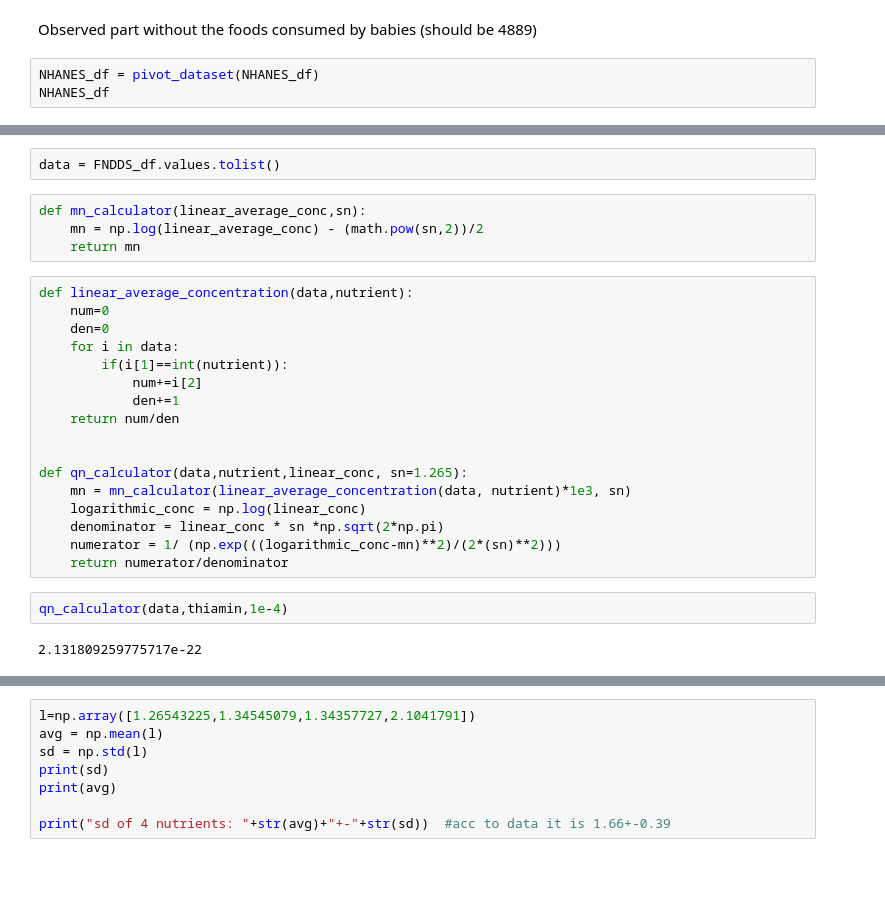
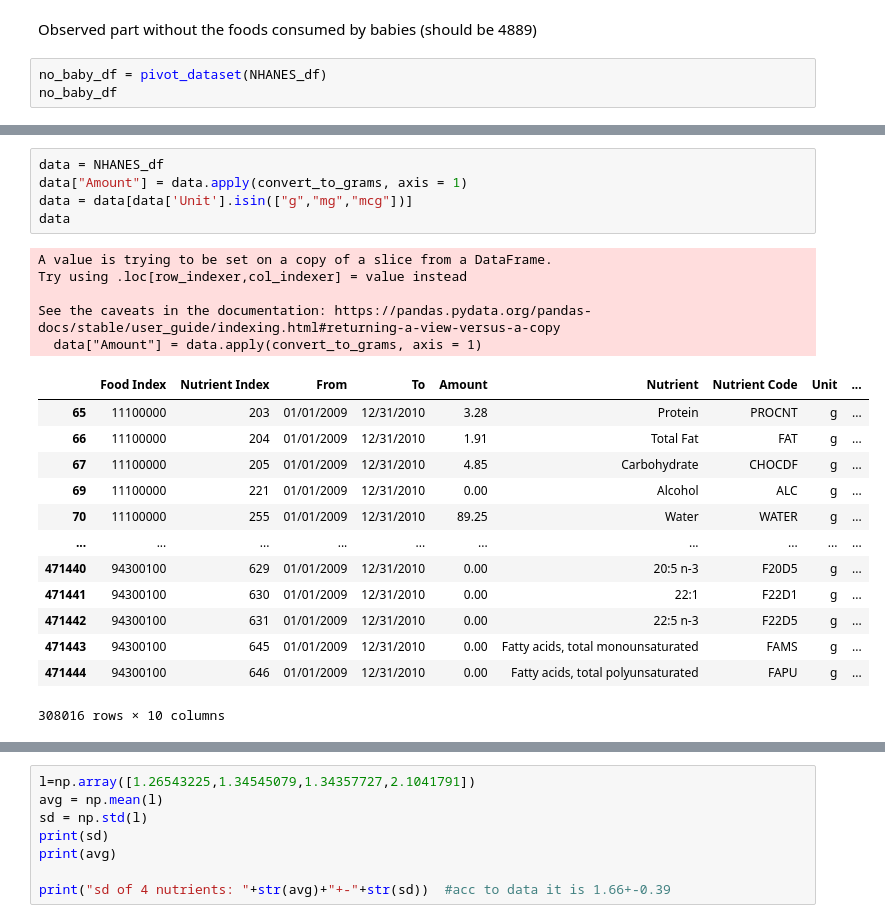
Before and after one commit to oberoir080/NutrientEDA, a Jupyter notebook: CSV_Generator_py/Figures.ipynb, the cells around one changed output, grey strips where cells are left out. Cells and saved outputs as stored; diff of their text form; blank space fills up the shorter version.

```diff
--- a/CSV_Generator_py/Figures.ipynb
+++ b/CSV_Generator_py/Figures.ipynb
@@ -197,6 +226,6 @@ See the caveats in the documentation: https://pandas.pydata.org/pandas-docs/stab
 # %% [markdown]
 Observed part without the foods consumed by babies (should be 4889)
 # %%
-NHANES_df = pivot_dataset(NHANES_df)
-NHANES_df
+no_baby_df = pivot_dataset(NHANES_df)
+no_baby_df
 # %% [output]
@@ -221,27 +245,24 @@ See the caveats in the documentation: https://pandas.pydata.org/pandas-docs/stab
-# %%
-data = FNDDS_df.values.tolist()
-# %%
-def mn_calculator(linear_average_conc,sn):
-    mn = np.log(linear_average_conc) - (math.pow(sn,2))/2
-    return mn
-# %%
-def linear_average_concentration(data,nutrient):
-    num=0
-    den=0
-    for i in data:
-        if(i[1]==int(nutrient)):
-            num+=i[2]
-            den+=1
-    return num/den
-
-
-def qn_calculator(data,nutrient,linear_conc, sn=1.265):
-    mn = mn_calculator(linear_average_concentration(data, nutrient)*1e3, sn)
-    logarithmic_conc = np.log(linear_conc)
-    denominator = linear_conc * sn *np.sqrt(2*np.pi)
-    numerator = 1/ (np.exp(((logarithmic_conc-mn)**2)/(2*(sn)**2)))
-    return numerator/denominator
-# %%
-qn_calculator(data,thiamin,1e-4)
-# %% [output]
-2.131809259775717e-22
+# %%
+data = NHANES_df
+data["Amount"] = data.apply(convert_to_grams, axis = 1)
+data = data[data['Unit'].isin(["g","mg","mcg"])]
+data
+# %% [output]
+A value is trying to be set on a copy of a slice from a DataFrame.
+Try using .loc[row_indexer,col_indexer] = value instead
+
+See the caveats in the documentation: https://pandas.pydata.org/pandas-docs/stable/user_guide/indexing.html#returning-a-view-versus-a-copy
+  data["Amount"] = data.apply(convert_to_grams, axis = 1)
+|  | Food Index | Nutrient Index | From | To | Amount | Nutrient | Nutrient Code | Unit | ... |
+| 65 | 11100000 | 203 | 01/01/2009 | 12/31/2010 | 3.28 | Protein | PROCNT | g | ... |
+| 66 | 11100000 | 204 | 01/01/2009 | 12/31/2010 | 1.91 | Total Fat | FAT | g | ... |
+| 67 | 11100000 | 205 | 01/01/2009 | 12/31/2010 | 4.85 | Carbohydrate | CHOCDF | g | ... |
+| 69 | 11100000 | 221 | 01/01/2009 | 12/31/2010 | 0.00 | Alcohol | ALC | g | ... |
+| 70 | 11100000 | 255 | 01/01/2009 | 12/31/2010 | 89.25 | Water | WATER | g | ... |
+| ... | ... | ... | ... | ... | ... | ... | ... | ... | ... |
+| 471440 | 94300100 | 629 | 01/01/2009 | 12/31/2010 | 0.00 | 20:5 n-3 | F20D5 | g | ... |
+| 471441 | 94300100 | 630 | 01/01/2009 | 12/31/2010 | 0.00 | 22:1 | F22D1 | g | ... |
+| 471442 | 94300100 | 631 | 01/01/2009 | 12/31/2010 | 0.00 | 22:5 n-3 | F22D5 | g | ... |
+| 471443 | 94300100 | 645 | 01/01/2009 | 12/31/2010 | 0.00 | Fatty acids, total monounsaturated | FAMS | g | ... |
+| 471444 | 94300100 | 646 | 01/01/2009 | 12/31/2010 | 0.00 | Fatty acids, total polyunsaturated | FAPU | g | ... |
+308016 rows × 10 columns
```
Also changed, not shown: parts of 13 cells of this notebook.
